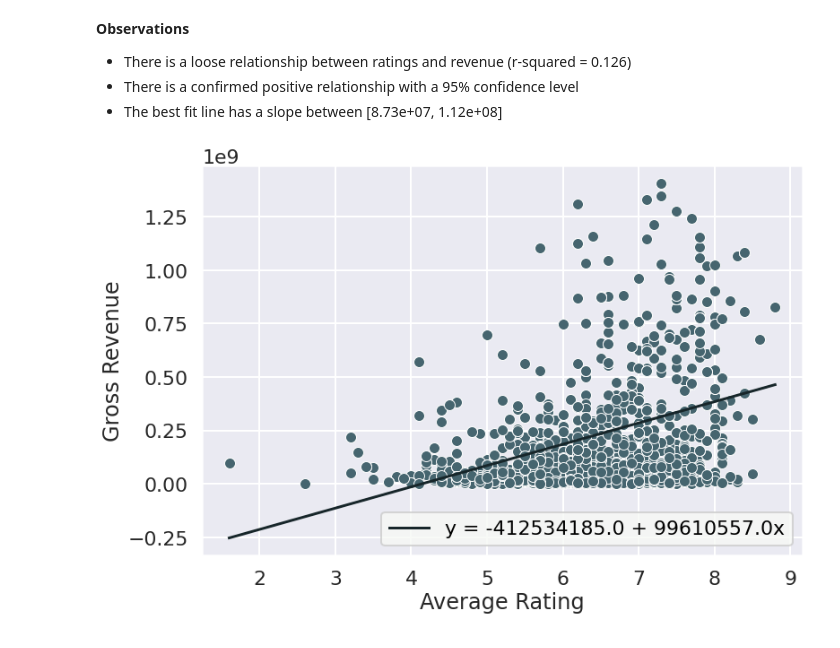
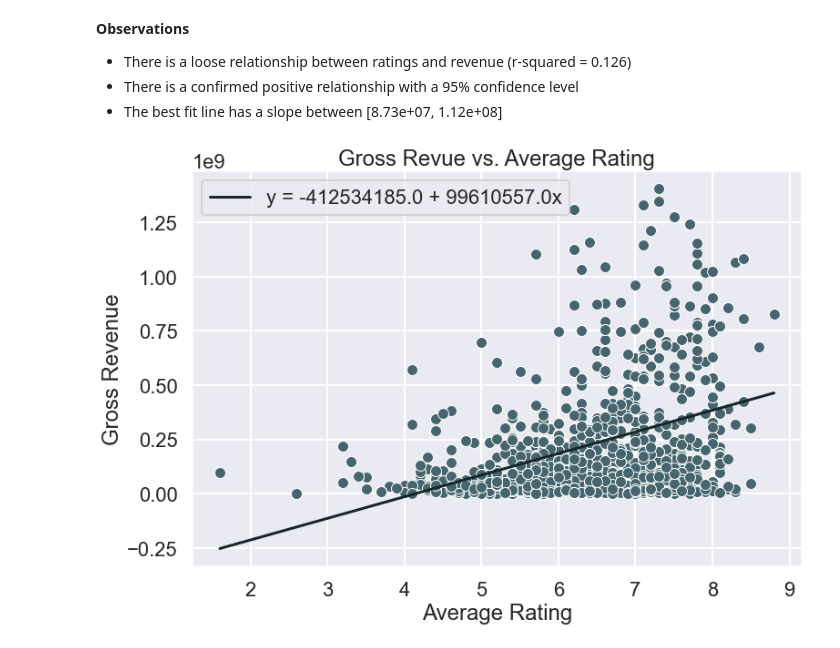
Before and after one commit to learn-co-curriculum/dsc-phase-2-project-v3, a Jupyter notebook: index.ipynb, the cells around one changed output. Drawn from its saved outputs; the diff is of its cells as text; code cells hidden in the pictures.

Commit message:
Cleaning up idex file and finishing visuals

```diff
--- a/index.ipynb
+++ b/index.ipynb
@@ -602,2 +486,0 @@ Starting with 'studio' column;
-# %%
-df_clean['studio'] = df_clean['studio'].fillna('NA_Studio')
@@ -625,2 +497,0 @@ Dropping the 'title' column because it has many null values and we have our 'pri
-# %%
-df_clean = df_clean.drop('title', axis = 1)
@@ -629,2 +497,0 @@ Dropping the 'year' column because it has many null values and we have our 'star
-# %%
-df_clean = df_clean.drop('year', axis = 1)
@@ -633,5 +498,3 @@ Dropping the 'originaltitle' column because it has many null values and we have
-# %%
-df_clean = df_clean.drop('originaltitle', axis = 1)
 # %% [markdown]
 <br>
 Checking;
@@ -1071,23 +978,20 @@ Notes:
 # %%
 # Plot revenue vs. rating
 fig, ax = plt.subplots(figsize=(12, 8))
 data = df_clean[filter_for_ratings]
 
 # Create the line of best fit
 data_length = len(data)
 x = data['averagerating'] # Create the x for the line (millions)
 y = results.params.const + results.params.averagerating * x # Create the c for the line
 label = f'y = {round(results.params.const)} + {round(results.params.averagerating)}x'
 
 # Plot both the data and the new line
-sns.reset_defaults() # remove comment for presentation
-sns.set_context('poster') # remove comment for presentation
-sns.set_style(rc = {'axes.facecolor': '#f7f9f5', 'figure.facecolor':'#f7f9f5'}) # remove comment for presentation
 sns.lineplot(x=x, y=y, ax=ax, color='#17262a', label=label)
 sns.scatterplot(data=data, x='averagerating', y='totalgross', ax=ax, color='#46656f')
 ax.set_xlabel('Average Rating')
 ax.set_ylabel('Gross Revenue')
-# ax.set_title('Gross Revue vs. Average Rating') # comment out for presentation
+ax.set_title('Gross Revue vs. Average Rating') # comment out for presentation
 fig.savefig('images/rev_vs_rating.png', dpi='figure', bbox_inches='tight');
 # %% [output]
-[figure, old version]
+[figure, new version]
```
Also changed, not shown: parts of 104 cells of this notebook, 4 other files.
